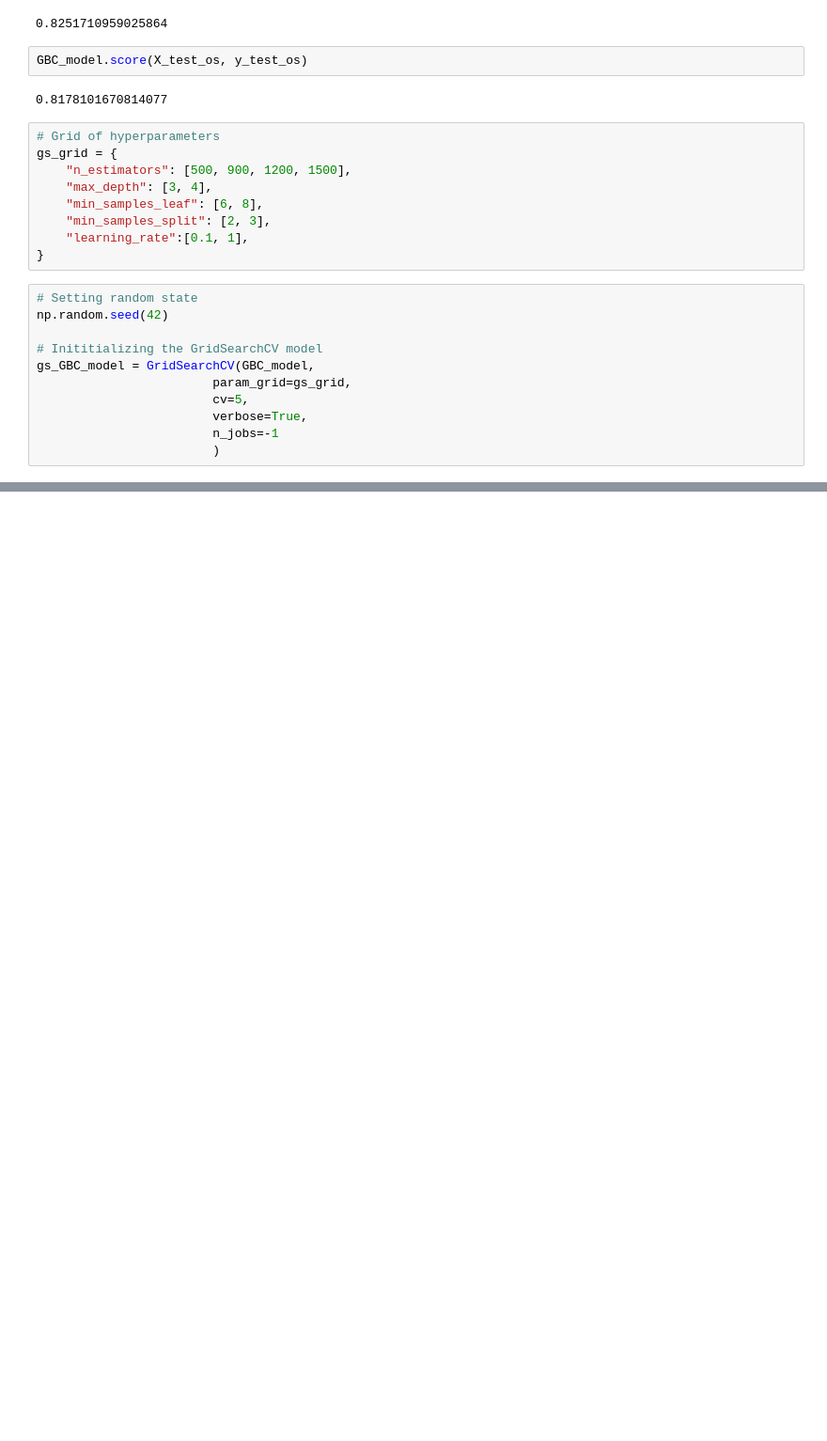
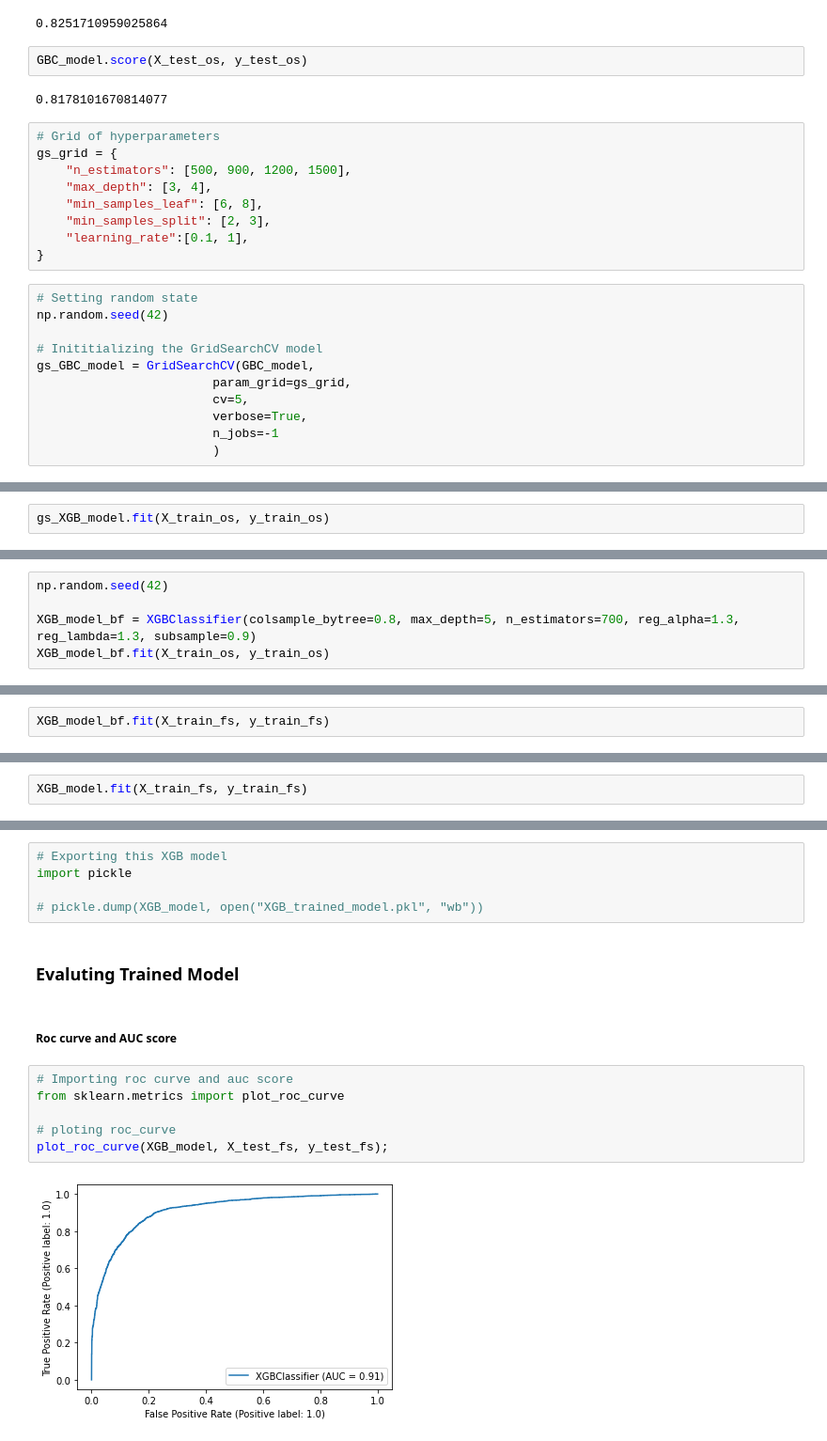
Before and after one commit to Tanishq-19/Data-Science-Job-CHange-Predition, a Jupyter notebook: Data-Science-Job-Change-Prediction.ipynb, the cells around one changed output, grey strips where cells are left out. Shown: that part at 94% size. Drawn from its saved outputs; the diff is of its cells as text; blank space fills up the shorter version.

```diff
--- a/Data-Science-Job-Change-Prediction.ipynb
+++ b/Data-Science-Job-Change-Prediction.ipynb
@@ -750,0 +975,2 @@ gs_GBC_model.score(X_test_os, y_test_os)
+# %%
+gs_XGB_model.fit(X_train_os, y_train_os)
@@ -750,0 +1014,5 @@ gs_GBC_model.score(X_test_os, y_test_os)
+# %%
+np.random.seed(42)
+
+XGB_model_bf = XGBClassifier(colsample_bytree=0.8, max_depth=5, n_estimators=700, reg_alpha=1.3, reg_lambda=1.3, subsample=0.9)
+XGB_model_bf.fit(X_train_os, y_train_os)
@@ -750,0 +1039,2 @@ gs_GBC_model.score(X_test_os, y_test_os)
+# %%
+XGB_model_bf.fit(X_train_fs, y_train_fs)
@@ -750,0 +1061,2 @@ gs_GBC_model.score(X_test_os, y_test_os)
+# %%
+XGB_model.fit(X_train_fs, y_train_fs)
@@ -750,0 +1139,17 @@ gs_GBC_model.score(X_test_os, y_test_os)
+# %%
+# Exporting this XGB model
+import pickle
+
+# pickle.dump(XGB_model, open("XGB_trained_model.pkl", "wb"))
+# %% [markdown]
+### Evaluting Trained Model
+# %% [markdown]
+##### Roc curve and AUC score
+# %%
+# Importing roc curve and auc score
+from sklearn.metrics import plot_roc_curve
+
+# ploting roc_curve
+plot_roc_curve(XGB_model, X_test_fs, y_test_fs);
+# %% [output]
+[figure, added]
```
Also changed, not shown: parts of 60 cells of this notebook, 1 other file.
